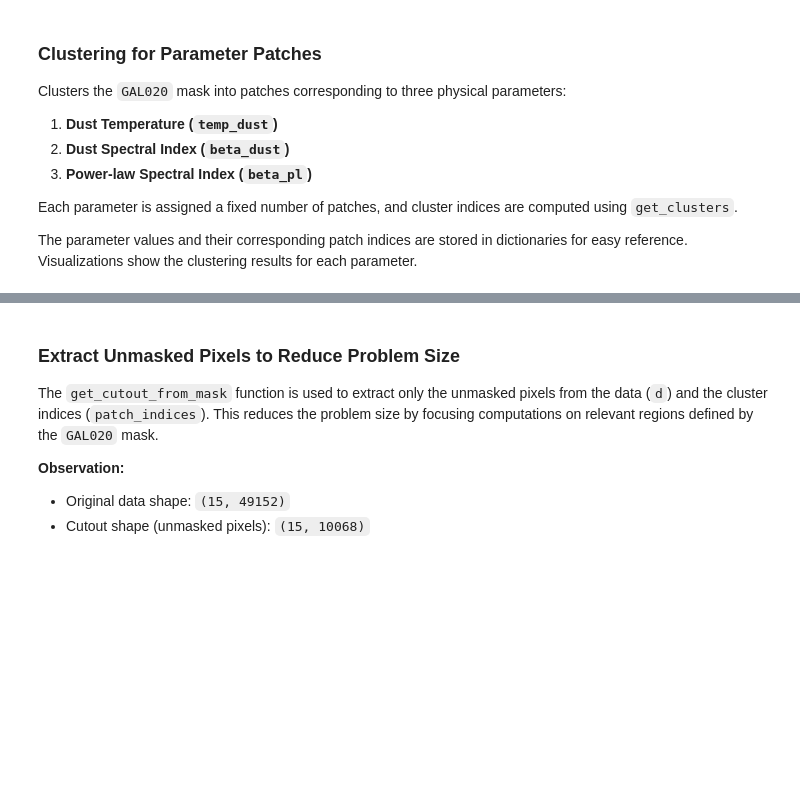
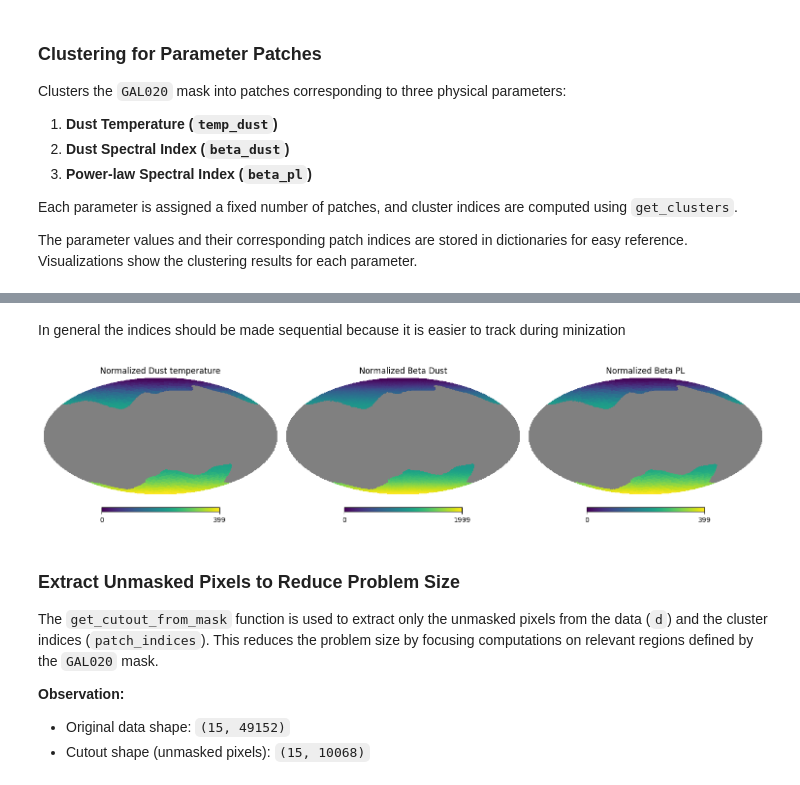
Before and after one commit to ASKabalan/furax-compsep-paper, a Jupyter notebook: notebooks/01_Clustering.ipynb, the cells around one changed output, grey strips where cells are left out. Cells and saved outputs as stored; diff of their text form; code cells hidden in the pictures; blank space fills up the shorter version.

```diff
--- a/notebooks/01_Clustering.ipynb
+++ b/notebooks/01_Clustering.ipynb
@@ -179,3 +179,24 @@ plt.show()
+# %% [markdown]
+In general the indices should be made sequential because it is easier to track during minization
+# %%
+from jax_healpy import normalize_by_first_occurrence
+
+
+normalized_temp_dust_patch_indices = normalize_by_first_occurrence(temp_dust_patch_indices , temp_dust_patches_count , max_centroids=max_centroids)
+normalized_beta_dust_patch_indices = normalize_by_first_occurrence(beta_dust_patch_indices , beta_dust_patches_count , max_centroids=max_centroids)
+normalized_beta_pl_patch_indices = normalize_by_first_occurrence(beta_pl_patch_indices , beta_pl_patches_count , max_centroids=max_centroids)
+
+
+# Set up subplots
+fig = plt.figure(figsize=(15, 5))
+# Plot each map
+hp.mollview(normalized_temp_dust_patch_indices, title="Normalized Dust temperature", sub=(1, 3, 1), bgcolor=(1.0,) * 4)
+hp.mollview(normalized_beta_dust_patch_indices, title="Normalized Beta Dust", sub=(1, 3, 2), bgcolor=(1.0,) * 4)
+hp.mollview(normalized_beta_pl_patch_indices, title="Normalized Beta PL", sub=(1, 3, 3), bgcolor=(1.0,) * 4)
+# Display the plot
+plt.show()
+# %% [output]
+[figure, added]
 # %% [markdown]
 ### **Extract Unmasked Pixels to Reduce Problem Size**
 
```
Also changed, not shown: parts of 5 cells of this notebook, 6 other files.
